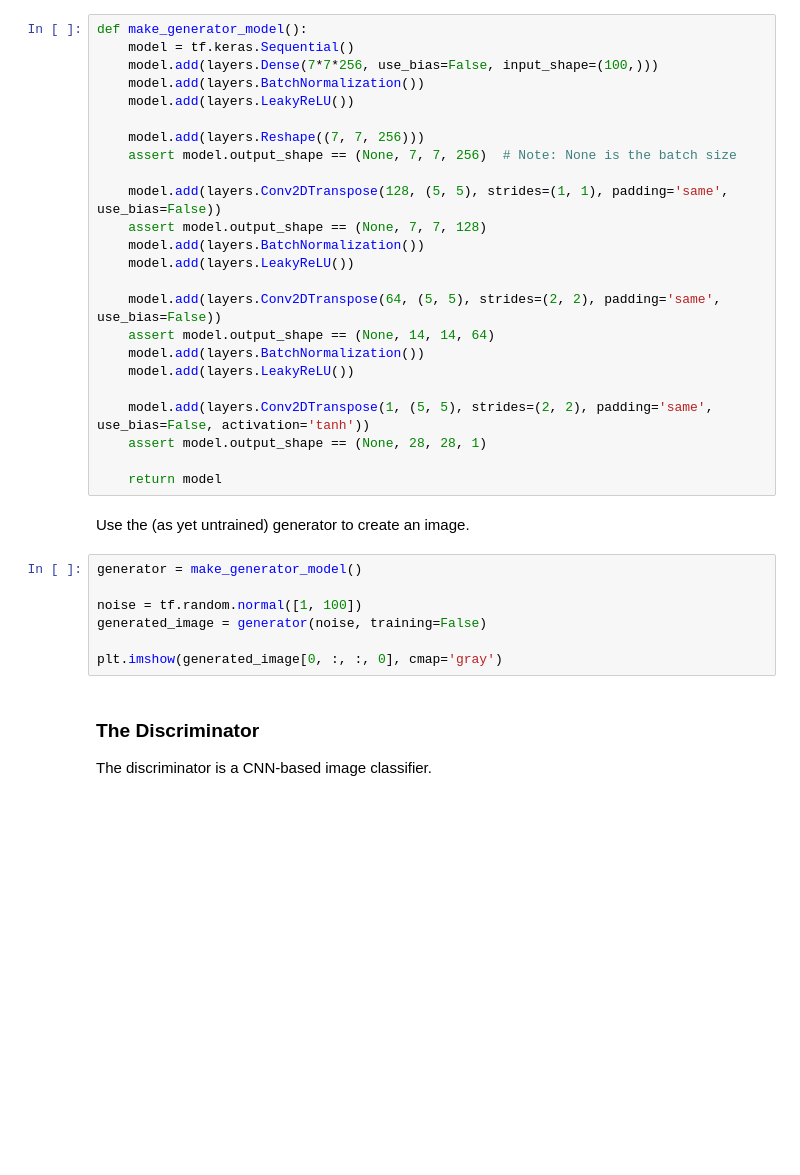
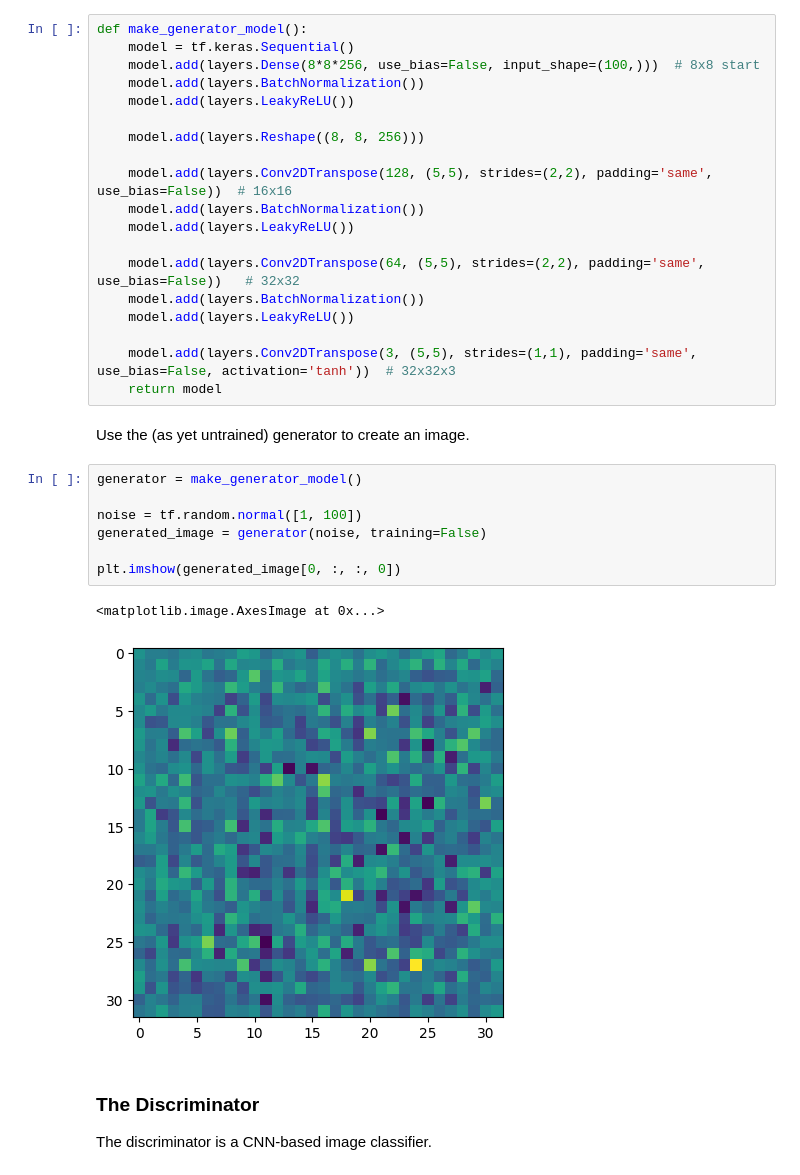
Before and after one commit to AnasGamal/cs431-ml-models, a Jupyter notebook: supervised/dcgan.ipynb, the cells around one changed output. Drawn from its saved outputs; the diff is of its cells as text; blank space fills up the shorter version.

```diff
--- a/supervised/dcgan.ipynb
+++ b/supervised/dcgan.ipynb
@@ -101,36 +147,34 @@ The generator uses `tf.keras.layers.Conv2DTranspose` (upsampling) layers to prod
 # %%
 def make_generator_model():
     model = tf.keras.Sequential()
-    model.add(layers.Dense(7*7*256, use_bias=False, input_shape=(100,)))
+    model.add(layers.Dense(8*8*256, use_bias=False, input_shape=(100,)))  # 8x8 start
     model.add(layers.BatchNormalization())
     model.add(layers.LeakyReLU())
 
-    model.add(layers.Reshape((7, 7, 256)))
-    assert model.output_shape == (None, 7, 7, 256)  # Note: None is the batch size
+    model.add(layers.Reshape((8, 8, 256)))
 
-    model.add(layers.Conv2DTranspose(128, (5, 5), strides=(1, 1), padding='same', use_bias=False))
-    assert model.output_shape == (None, 7, 7, 128)
+    model.add(layers.Conv2DTranspose(128, (5,5), strides=(2,2), padding='same', use_bias=False))  # 16x16
     model.add(layers.BatchNormalization())
     model.add(layers.LeakyReLU())
 
-    model.add(layers.Conv2DTranspose(64, (5, 5), strides=(2, 2), padding='same', use_bias=False))
-    assert model.output_shape == (None, 14, 14, 64)
+    model.add(layers.Conv2DTranspose(64, (5,5), strides=(2,2), padding='same', use_bias=False))   # 32x32
     model.add(layers.BatchNormalization())
     model.add(layers.LeakyReLU())
 
-    model.add(layers.Conv2DTranspose(1, (5, 5), strides=(2, 2), padding='same', use_bias=False, activation='tanh'))
-    assert model.output_shape == (None, 28, 28, 1)
-
+    model.add(layers.Conv2DTranspose(3, (5,5), strides=(1,1), padding='same', use_bias=False, activation='tanh'))  # 32x32x3
     return model
 # %% [markdown]
 Use the (as yet untrained) generator to create an image.
 # %%
 generator = make_generator_model()
 
 noise = tf.random.normal([1, 100])
 generated_image = generator(noise, training=False)
 
-plt.imshow(generated_image[0, :, :, 0], cmap='gray')
+plt.imshow(generated_image[0, :, :, 0])
+# %% [output]
+<matplotlib.image.AxesImage at 0x...>
+[figure, added]
 # %% [markdown]
 ### The Discriminator
 
```
Also changed, not shown: parts of 13 cells of this notebook.
